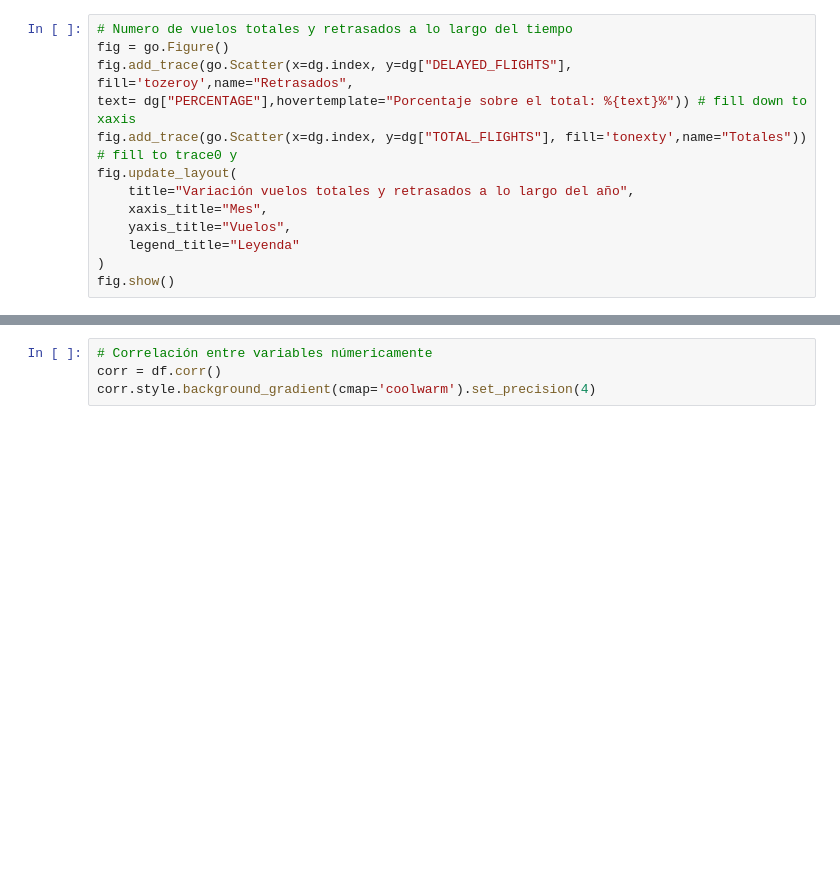
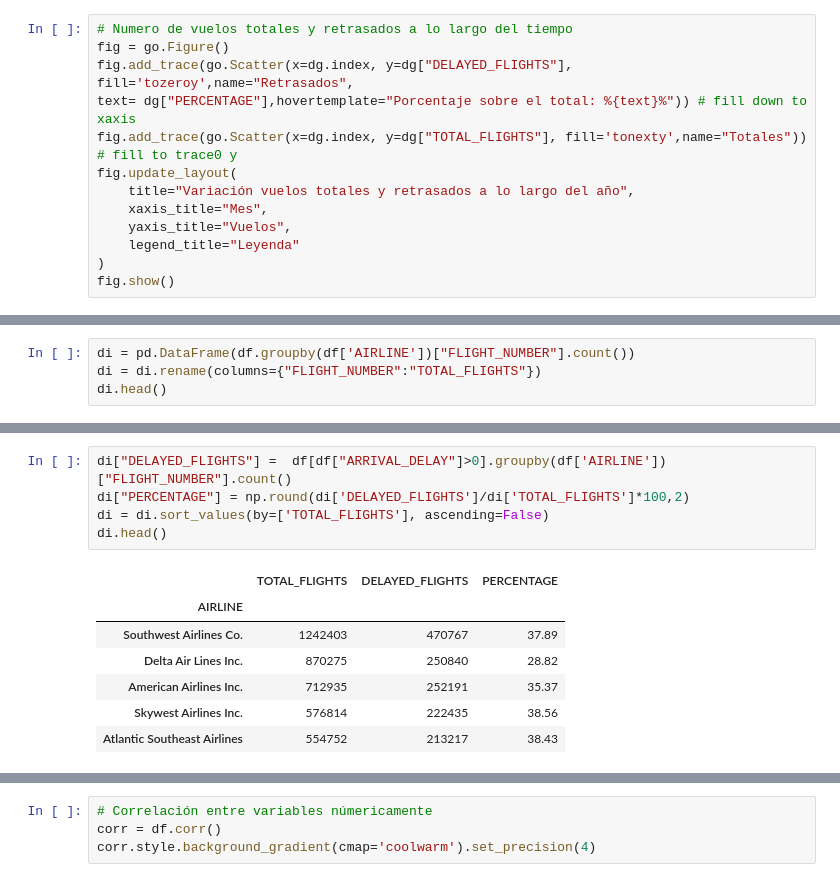
Before and after one commit to inesgfortis/Aircraft_Delays_Analysis, a Jupyter notebook: AnálisisMultas.ipynb, the cells around one changed output, grey strips where cells are left out. Cells and saved outputs as stored; diff of their text form; blank space fills up the shorter version.

```diff
--- a/AnálisisMultas.ipynb
+++ b/AnálisisMultas.ipynb
@@ -135,0 +193,4 @@ fig.show()
+# %%
+di = pd.DataFrame(df.groupby(df['AIRLINE'])["FLIGHT_NUMBER"].count())
+di = di.rename(columns={"FLIGHT_NUMBER":"TOTAL_FLIGHTS"})
+di.head()
@@ -135,0 +205,13 @@ fig.show()
+# %%
+di["DELAYED_FLIGHTS"] =  df[df["ARRIVAL_DELAY"]>0].groupby(df['AIRLINE'])["FLIGHT_NUMBER"].count()
+di["PERCENTAGE"] = np.round(di['DELAYED_FLIGHTS']/di['TOTAL_FLIGHTS']*100,2)
+di = di.sort_values(by=['TOTAL_FLIGHTS'], ascending=False)
+di.head()
+# %% [output]
+|  | TOTAL_FLIGHTS | DELAYED_FLIGHTS | PERCENTAGE |
+| AIRLINE |  |  |  |
+| Southwest Airlines Co. | 1242403 | 470767 | 37.89 |
+| Delta Air Lines Inc. | 870275 | 250840 | 28.82 |
+| American Airlines Inc. | 712935 | 252191 | 35.37 |
+| Skywest Airlines Inc. | 576814 | 222435 | 38.56 |
+| Atlantic Southeast Airlines | 554752 | 213217 | 38.43 |
```
Also changed, not shown: parts of 11 cells of this notebook.
